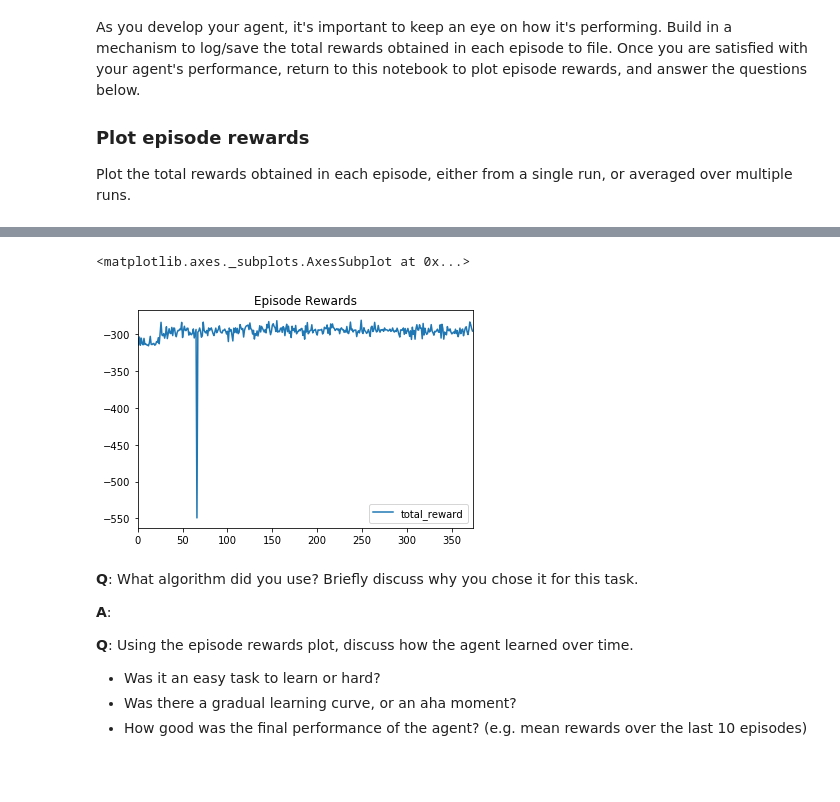
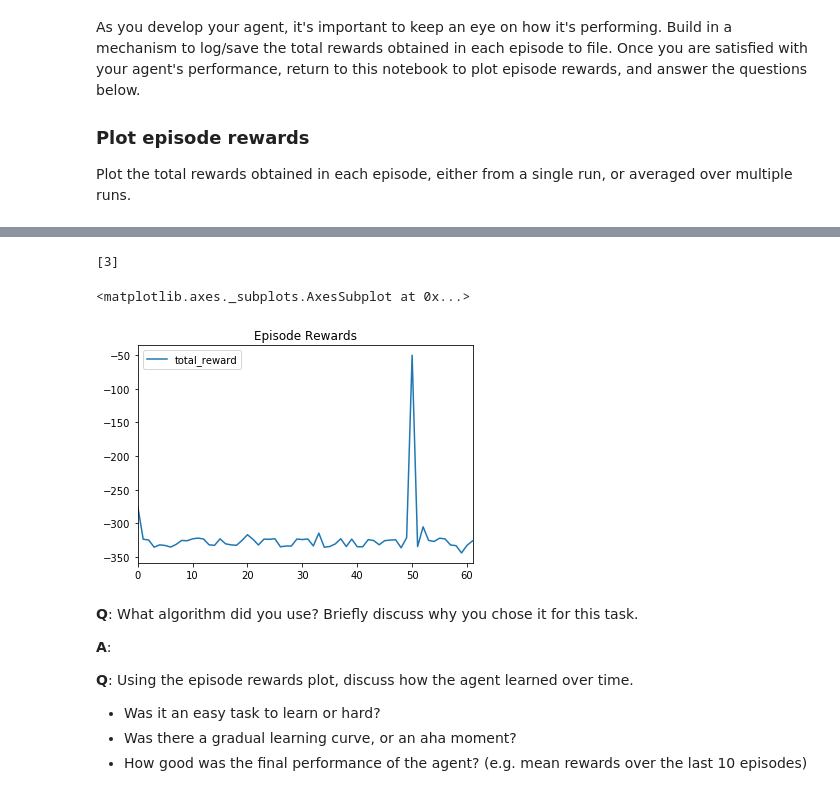
Before and after one commit to freedomkwok/deep-learning, a Jupyter notebook: RL-Quadcopter/catkin_ws/RL-Quadcopter/quad_controller_rl/notebooks/RL-Quadcopter.ipynb, the cells around one changed output, grey strips where cells are left out. Saved outputs shown, nothing was run; the diff lists cells and outputs as text; code cells hidden in the pictures.

```diff
--- a/RL-Quadcopter/catkin_ws/RL-Quadcopter/quad_controller_rl/notebooks/RL-Quadcopter.ipynb
+++ b/RL-Quadcopter/catkin_ws/RL-Quadcopter/quad_controller_rl/notebooks/RL-Quadcopter.ipynb
@@ -144,13 +165,18 @@ Plot the total rewards obtained in each episode, either from a single run, or av
+# %%
+a = [1,2,3,4,5,6]
+a[2:3]
+# %% [output]
+[3]
 # %%
 # TODO: Read and plot episode rewards
+import pandas as pd
 %matplotlib inline
-import pandas as pd
 
-df_stats = pd.read_csv('../out/stats_2018-02-01_22-05-16.csv')
+df_stats = pd.read_csv('../out/stats_2018-02-12_01-18-28.csv')
 df_stats[['total_reward']].plot(title="Episode Rewards")
 # %% [output]
 <matplotlib.axes._subplots.AxesSubplot at 0x...>
-[figure, old version]
+[figure, new version]
 # %% [markdown]
 **Q**: What algorithm did you use? Briefly discuss why you chose it for this task.
 
```
Also changed, not shown: parts of 1 cell of this notebook, 12 other files.
